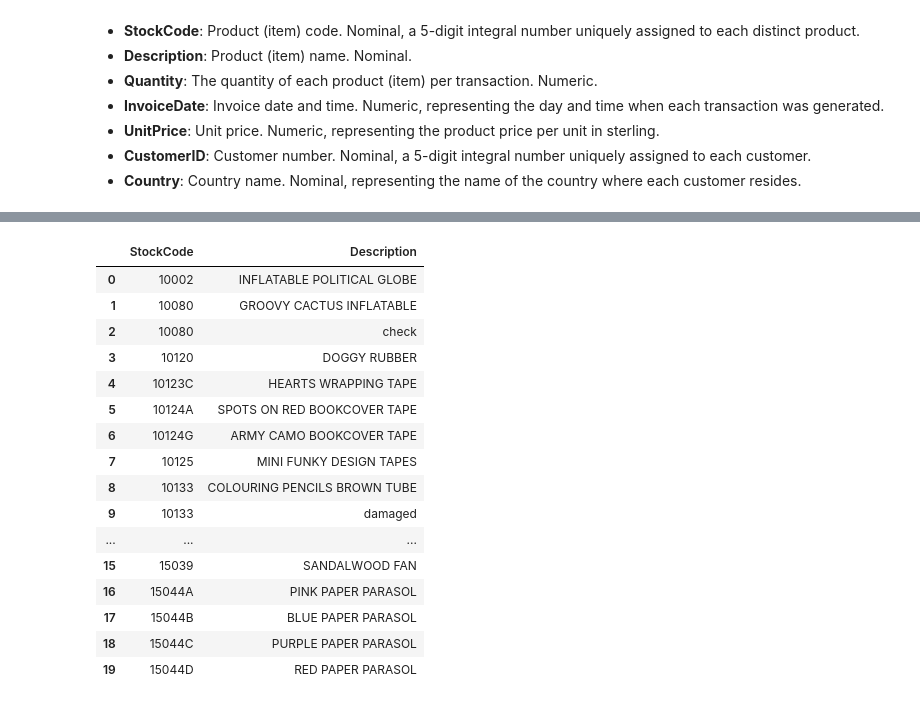
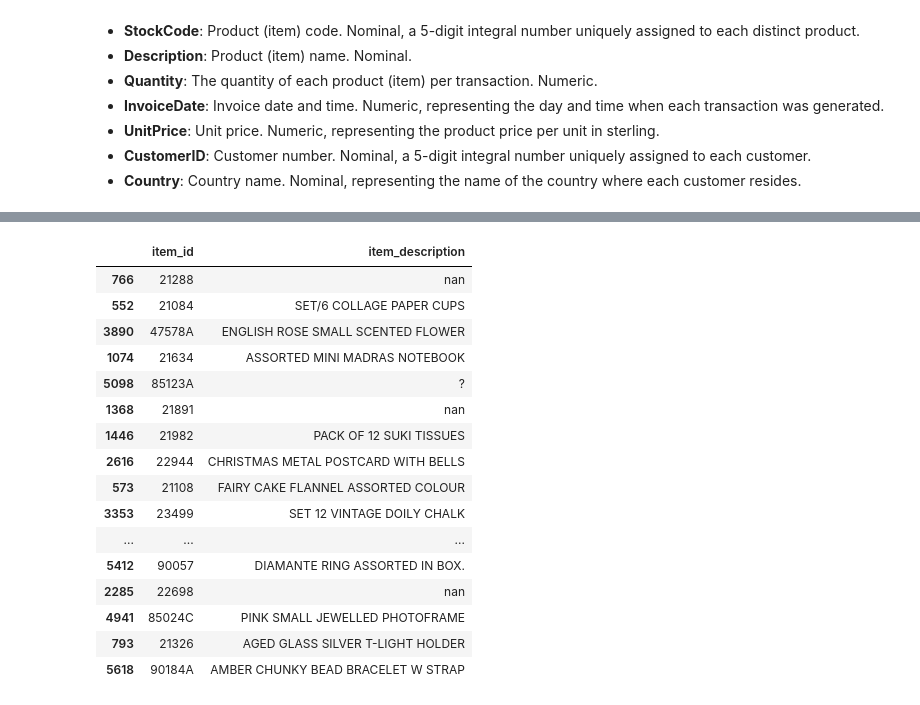
Before and after one commit to EAlmazanG/e2e-shop-pipedash, a Jupyter notebook: notebooks/prepare_data.ipynb, the cells around one changed output, grey strips where cells are left out. Drawn from its saved outputs; the diff is of its cells as text; code cells hidden in the pictures.

Commit message:
set data

```diff
--- a/notebooks/prepare_data.ipynb
+++ b/notebooks/prepare_data.ipynb
@@ -32,3 +32,28 @@ display(raw_data.head(10))
 | 7 | 536366 | 22633 | HAND WARMER UNION JACK | 6 | 12/1/10 8:28 | 1.85 | 17850.0 | United Kingdom |
 | 8 | 536366 | 22632 | HAND WARMER RED POLKA DOT | 6 | 12/1/10 8:28 | 1.85 | 17850.0 | United Kingdom |
 | 9 | 536367 | 84879 | ASSORTED COLOUR BIRD ORNAMENT | 32 | 12/1/10 8:34 | 1.69 | 13047.0 | United Kingdom |
+# %%
+transactions = raw_data.copy()
+
+transactions = transactions.rename(columns={
+    'InvoiceNo': 'invoice_id',
+    'StockCode': 'item_id',
+    'Description': 'item_description',
+    'Quantity': 'quantity_amount',
+    'InvoiceDate': 'event_timestamp_invoiced_at',
+    'UnitPrice': 'unit_price_eur',
+    'CustomerID': 'customer_id',
+    'Country': 'country_name'
+})
+
+transactions['invoice_id'] = transactions['invoice_id'].astype(str)
+transactions['item_id'] = transactions['item_id'].astype(str)
+transactions['item_description'] = transactions['item_description'].astype(str)
+transactions['quantity_amount'] = transactions['quantity_amount'].astype(int)
+transactions['event_timestamp_invoiced_at'] = pd.to_datetime(transactions['event_timestamp_invoiced_at'])
+transactions['unit_price_eur'] = transactions['unit_price_eur'].astype(float)
+transactions['customer_id'] = transactions['customer_id'].astype('Int64')
+transactions['country_name'] = transactions['country_name'].astype(str)
+transactions.index.name = 'transaction_id'
+transactions.reset_index(inplace=True)
+transactions['transaction_id'] = transactions['transaction_id'].astype('Int64')
@@ -35,22 +74,24 @@ display(raw_data.head(10))
+# %%
+transactions['is_return'] = transactions['quantity_amount'] < 0
 # %%
-items = raw_data.groupby(['StockCode', 'Description']).count()[[]].reset_index()
-items.head(20)
+items = transactions.groupby(['item_id', 'item_description']).count()[[]].reset_index()
+items.sample(20)
 # %% [output]
-|  | StockCode | Description |
-| 0 | 10002 | INFLATABLE POLITICAL GLOBE |
-| 1 | 10080 | GROOVY CACTUS INFLATABLE |
-| 2 | 10080 | check |
-| 3 | 10120 | DOGGY RUBBER |
-| 4 | 10123C | HEARTS WRAPPING TAPE |
-| 5 | 10124A | SPOTS ON RED BOOKCOVER TAPE |
-| 6 | 10124G | ARMY CAMO BOOKCOVER TAPE |
-| 7 | 10125 | MINI FUNKY DESIGN TAPES |
-| 8 | 10133 | COLOURING PENCILS BROWN TUBE |
-| 9 | 10133 | damaged |
+|  | item_id | item_description |
+| 766 | 21288 | nan |
+| 552 | 21084 | SET/6 COLLAGE PAPER CUPS |
+| 3890 | 47578A | ENGLISH ROSE SMALL SCENTED FLOWER |
+| 1074 | 21634 | ASSORTED MINI MADRAS NOTEBOOK |
+| 5098 | 85123A | ? |
+| 1368 | 21891 | nan |
+| 1446 | 21982 | PACK OF 12 SUKI TISSUES |
+| 2616 | 22944 | CHRISTMAS METAL POSTCARD WITH BELLS |
+| 573 | 21108 | FAIRY CAKE FLANNEL ASSORTED COLOUR |
+| 3353 | 23499 | SET 12 VINTAGE DOILY CHALK |
 | ... | ... | ... |
-| 15 | 15039 | SANDALWOOD FAN |
-| 16 | 15044A | PINK PAPER PARASOL |
-| 17 | 15044B | BLUE PAPER PARASOL |
-| 18 | 15044C | PURPLE PAPER PARASOL |
-| 19 | 15044D | RED PAPER PARASOL |
+| 5412 | 90057 | DIAMANTE RING ASSORTED IN BOX. |
+| 2285 | 22698 | nan |
+| 4941 | 85024C | PINK SMALL JEWELLED PHOTOFRAME |
+| 793 | 21326 | AGED GLASS SILVER T-LIGHT HOLDER |
+| 5618 | 90184A | AMBER CHUNKY BEAD BRACELET W STRAP |
 # %%
```
Also changed, not shown: parts of 16 cells of this notebook, 1 other file.
